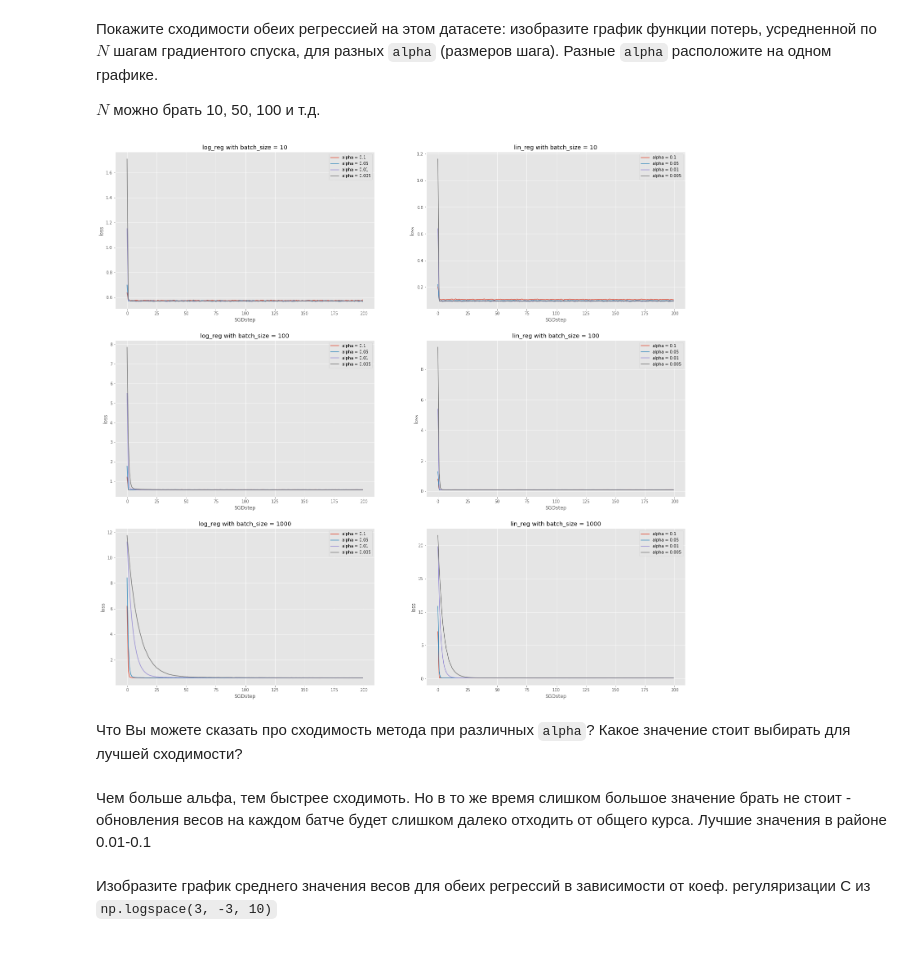
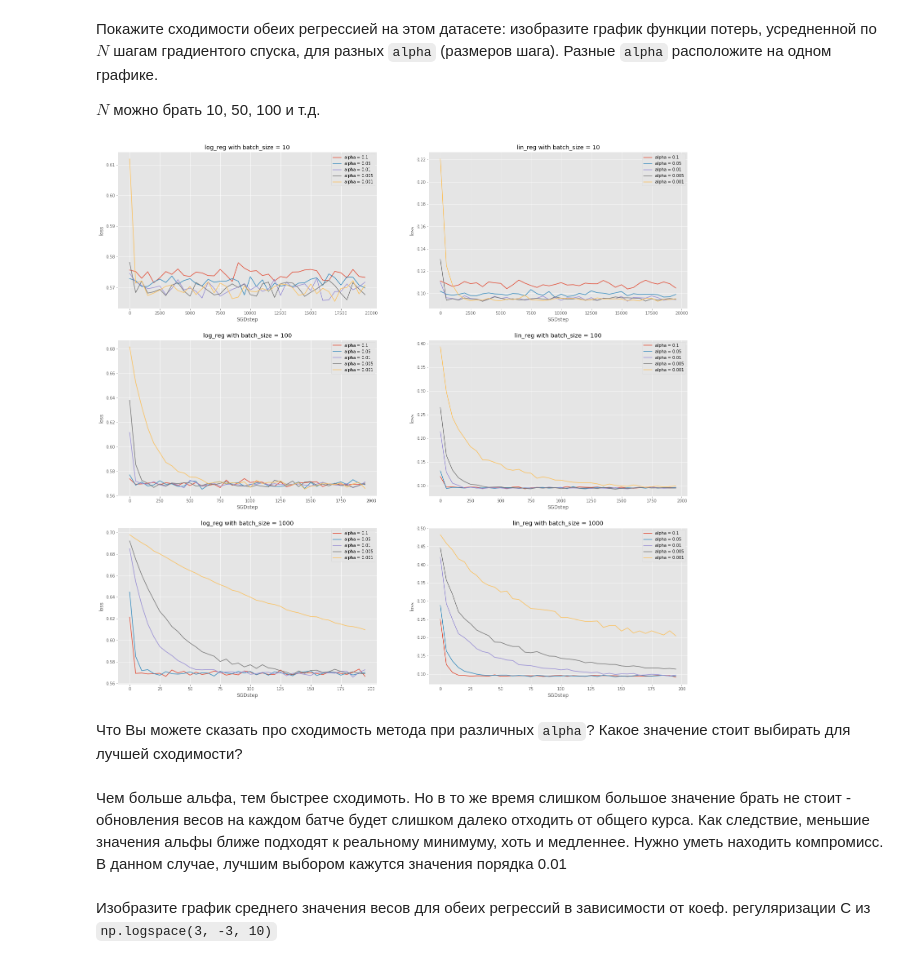
Before and after one commit to DimaAndreev30/ml1.sphere_2019, a Jupyter notebook: HW2/andreev_hw2.ipynb, the cells around one changed output. Saved outputs shown, nothing was run; the diff lists cells and outputs as text; code cells hidden in the pictures.

```diff
--- a/HW2/andreev_hw2.ipynb
+++ b/HW2/andreev_hw2.ipynb
@@ -526,44 +526,50 @@ $N$ можно брать 10, 50, 100 и т.д.
 # %%
 # %%pycodestyle
 
 bs_list = (10, 100, 1000)
-alpha_list = (0.1, 0.05, 0.01, 0.005)
+alpha_list = (0.1, 0.05, 0.01, 0.005, 0.001)
 
 fig = plt.figure(figsize=(25, 8*len(bs_list)))
 
 for i, bs in enumerate(bs_list):
     ax = fig.add_subplot(100*len(bs_list) + 21 + i*2,
                          xlabel='SGDstep', ylabel='loss',
                          title='log_reg with batch_size = ' + str(bs))
     for al in alpha_list:
-        clf = MySGDClassifier(batch_generator, alpha=al, model_type='log_reg')
+        clf = MySGDClassifier(batch_generator, alpha=al,
+                              max_epoch=2, model_type='log_reg')
         clf.fit(X, y, batch_size=bs)
 
         N = 5000//bs
-        plt.plot([sum(sample)/len(sample)
-                  for sample in list_of_lists(clf.errors_log['loss'], N)],
+        result = [sum(sample)/len(sample)
+                  for sample in list_of_lists(clf.errors_log['loss'], N)]
+        plt.plot(range(0, N*len(result), N),
+                 result,
                  label=f'alpha = {al}')
     ax.set_ylim(auto=True)
     ax.legend()
 
     ax = fig.add_subplot(100*len(bs_list) + 22 + i*2,
                          xlabel='SGDstep', ylabel='loss',
                          title='lin_reg with batch_size = ' + str(bs))
     for j, al in enumerate(alpha_list):
-        clf = MySGDClassifier(batch_generator, alpha=al, model_type='lin_reg')
+        clf = MySGDClassifier(batch_generator, alpha=al,
+                              max_epoch=2,  model_type='lin_reg')
         clf.fit(X, y, batch_size=bs_list[i])
 
         N = 5000//bs
-        plt.plot([sum(sample)/len(sample)
-                  for sample in list_of_lists(clf.errors_log['loss'], N)],
+        result = [sum(sample)/len(sample)
+                  for sample in list_of_lists(clf.errors_log['loss'], N)]
+        plt.plot(range(0, N*len(result), N),
+                 result,
                  label=f'alpha = {al}')
     ax.legend()
 # %% [output]
-[figure, old version]
+[figure, new version]
 # %% [markdown]
 Что Вы можете сказать про сходимость метода при различных `alpha`? Какое значение стоит выбирать для лучшей сходимости?
 # %% [markdown]
-Чем больше альфа, тем быстрее сходимоть. Но в то же время слишком большое значение брать не стоит - обновления весов на каждом батче будет слишком далеко отходить от общего курса. Лучшие значения в районе 0.01-0.1
+Чем больше альфа, тем быстрее сходимоть. Но в то же время слишком большое значение брать не стоит - обновления весов на каждом батче будет слишком далеко отходить от общего курса. Как следствие, меньшие значения альфы ближе подходят к реальному минимуму, хоть и медленнее. Нужно уметь находить компромисс. В данном случае, лучшим выбором кажутся значения порядка 0.01
 # %% [markdown]
 Изобразите график среднего значения весов для обеих регрессий в зависимости от коеф. регуляризации С из `np.logspace(3, -3, 10)`
 # %%
```
Also changed, not shown: parts of 1 cell of this notebook.
